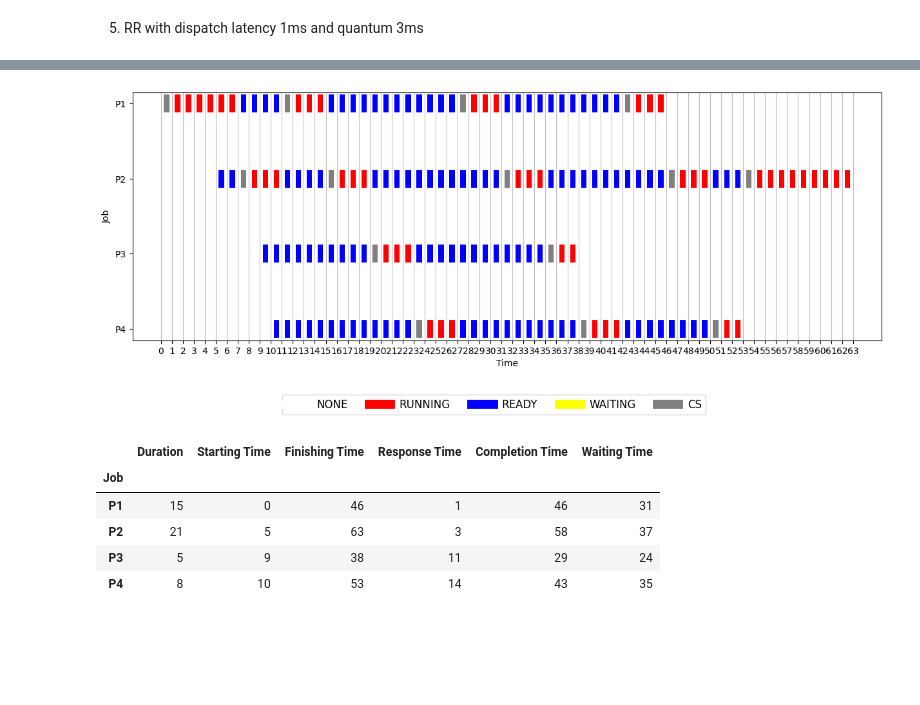
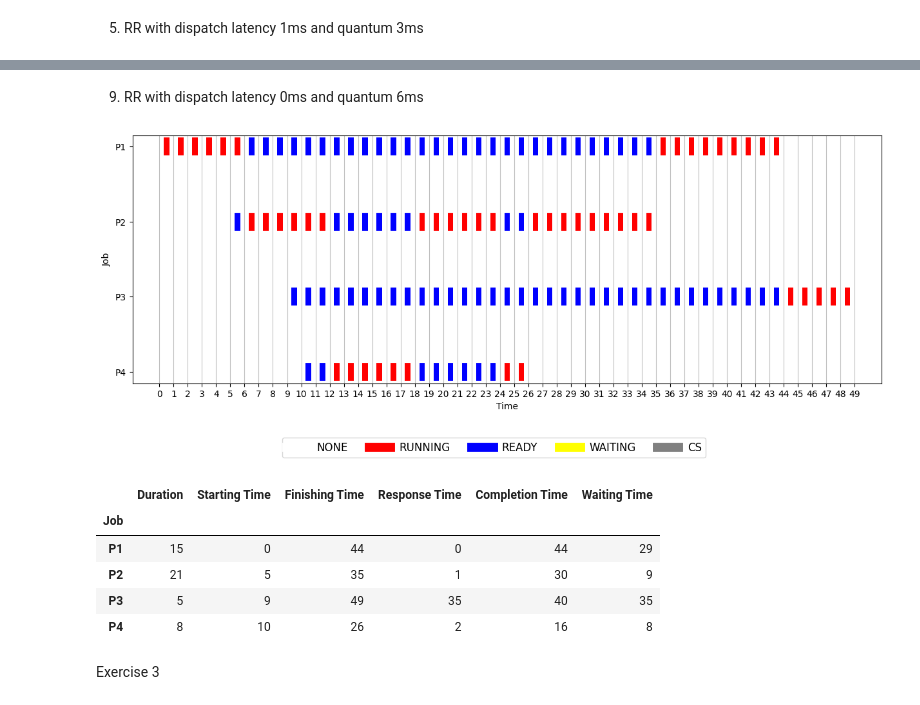
Before and after one commit to ilpav12/os-py-exercises, a Jupyter notebook: scheduling.ipynb, the cells around one changed output, grey strips where cells are left out. Drawn from its saved outputs; the diff is of its cells as text; code cells hidden in the pictures; blank space fills up the shorter version.

Commit message:
Added all scheduling algorithms and added more exercises

```diff
--- a/scheduling.ipynb
+++ b/scheduling.ipynb
@@ -87,18 +174,22 @@ jobs.to_pandas()
+# %% [markdown]
+9) RR with dispatch latency 0ms and quantum 6ms
 # %%
-jobs = Jobs([Job('P1', 15,  0),
-             Job('P2', 21,  5),
-             Job('P3',  5,  9),
-             Job('P4',  8, 10)])
+unprocessed_jobs = Jobs([Job('P1', 15,  0, priority=2),
+                         Job('P2', 21,  5, priority=1),
+                         Job('P3',  5,  9, priority=3),
+                         Job('P4',  8, 10, priority=1)])
 
-jobs = RR(dispatch_latency=1, quantum=3).process_jobs(jobs)
+jobs = RR(dispatch_latency=0, quantum=6).process_jobs(unprocessed_jobs)
 
 plot_gantt_chart(jobs)
 jobs.to_pandas()
 # %% [output]
-[figure, old version]
+[figure, new version]
 |  | Duration | Starting Time | Finishing Time | Response Time | Completion Time | Waiting Time |
 | Job |  |  |  |  |  |  |
-| P1 | 15 | 0 | 46 | 1 | 46 | 31 |
-| P2 | 21 | 5 | 63 | 3 | 58 | 37 |
-| P3 | 5 | 9 | 38 | 11 | 29 | 24 |
-| P4 | 8 | 10 | 53 | 14 | 43 | 35 |
+| P1 | 15 | 0 | 44 | 0 | 44 | 29 |
+| P2 | 21 | 5 | 35 | 1 | 30 | 9 |
+| P3 | 5 | 9 | 49 | 35 | 40 | 35 |
+| P4 | 8 | 10 | 26 | 2 | 16 | 8 |
+# %% [markdown]
+Exercise 3
```
Also changed, not shown: parts of 26 cells of this notebook, 1 other file.
